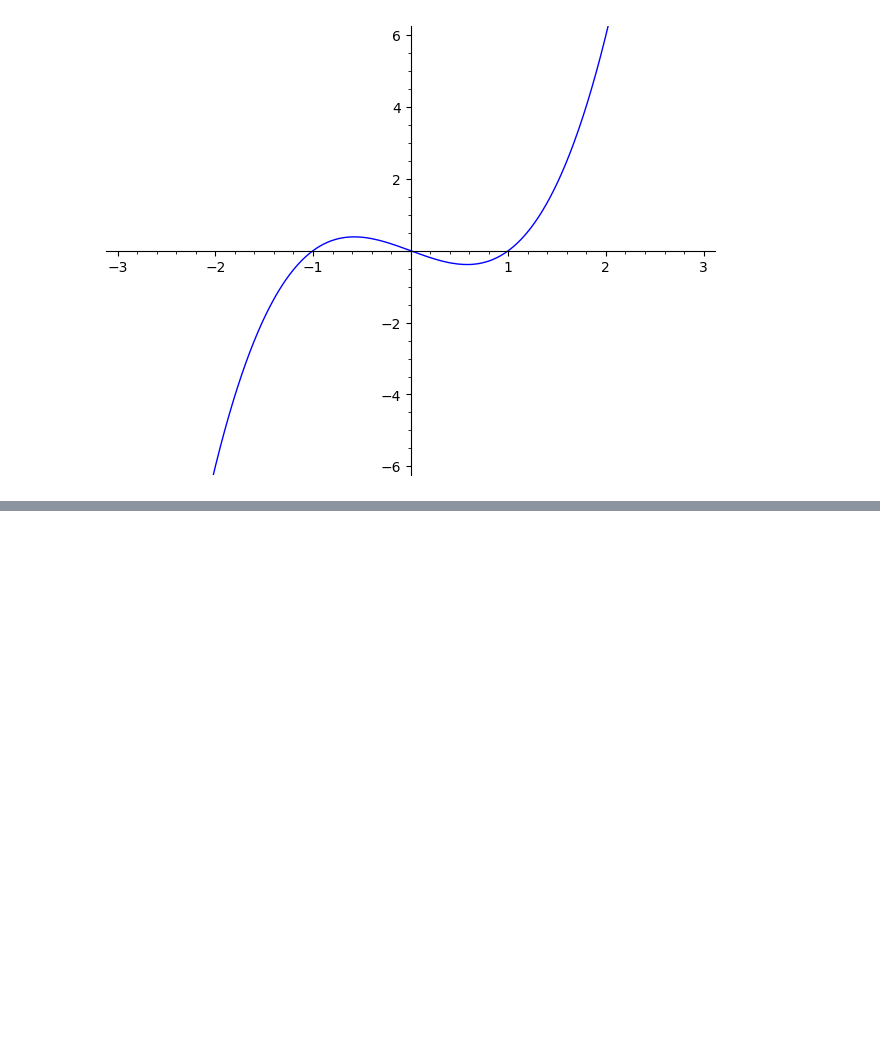
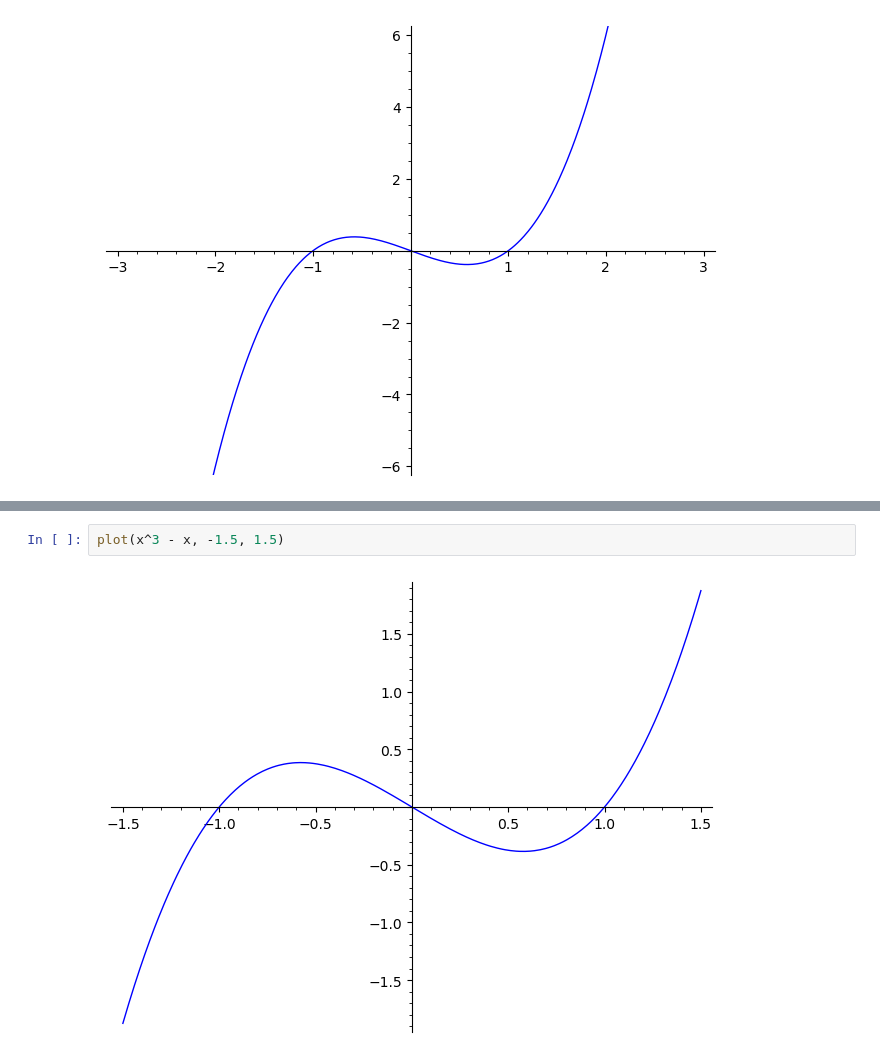
Before and after one commit to igor-dimi/scientific-and-symbolic-computing-software-notes, a Jupyter notebook: sage/bard/01.ipynb, the cells around one changed output, grey strips where cells are left out. Saved outputs shown, nothing was run; the diff lists cells and outputs as text; blank space fills up the shorter version.

```diff
--- a/sage/bard/01.ipynb
+++ b/sage/bard/01.ipynb
@@ -280,0 +289,4 @@ plot(x^3 - x, -3, 3, ymin = -6, ymax =  6)
+# %%
+plot(x^3 - x, -1.5, 1.5)
+# %% [output]
+[figure, added]
```
Also changed, not shown: parts of 25 cells of this notebook.
